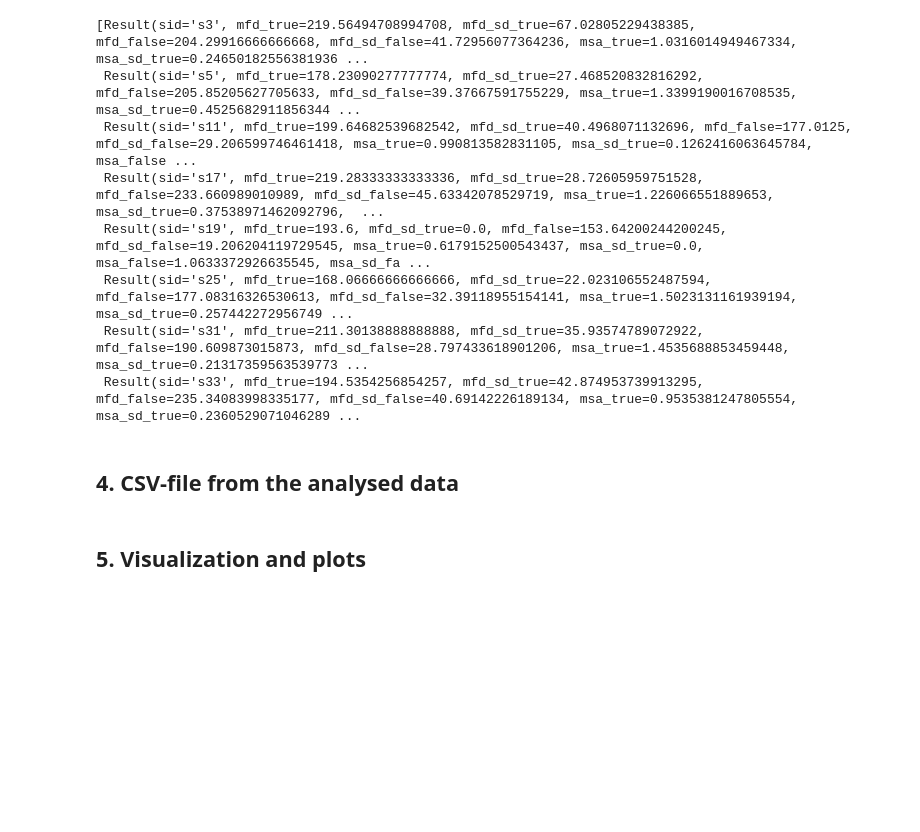
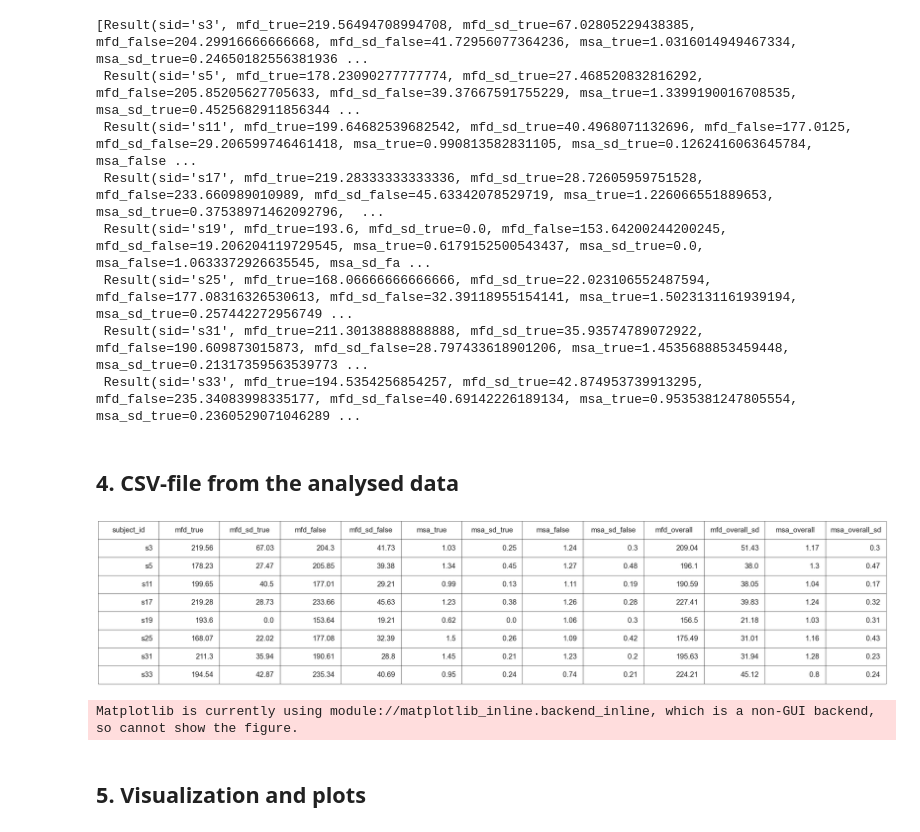
Before and after one commit to nyksy/eye-tracking-22, a Jupyter notebook: main.ipynb, the cells around one changed output. Saved outputs shown, nothing was run; the diff lists cells and outputs as text; code cells hidden in the pictures; blank space fills up the shorter version.

Commit message:
resultsit taulukkomuotoon ja interaktiivinen plotti

```diff
--- a/main.ipynb
+++ b/main.ipynb
@@ -332,6 +333,35 @@ with open("./results_group_3.csv", "w", encoding='UTF8', newline='') as f:
     writer = csv.writer(f)
     writer.writerow([i.lower().strip() for i in header])
     writer.writerows([r.to_csv_row() for r in results])
+# %%
+#resultseista kuva rapsaan
+
+df = pd.read_csv('./results_group_3.csv')
+
+df = df.round(2)
+
+import numpy as np
+import pandas as pd
+import matplotlib.pyplot as plt
+
+fig, ax = plt.subplots()
+
+# hide axes
+fig.patch.set_visible(False)
+ax.axis('off')
+ax.axis('tight')
+
+
+table = ax.table(cellText=df.values, colLabels=df.columns, loc='center')
+table.auto_set_font_size(False)
+table.set_fontsize(24)
+table.scale(4, 5)
+plt.show()
+
+fig.show()
+# %% [output]
+[figure, added]
+Matplotlib is currently using module://matplotlib_inline.backend_inline, which is a non-GUI backend, so cannot show the figure.
 # %%
 # Get the data from results:DD
 # Keksikää tälle joku fiksumpi toteutus, väänsin vaa väkisin ku ei jaksanu miettii:D
```
Also changed, not shown: parts of 5 cells of this notebook, 1 other file.
